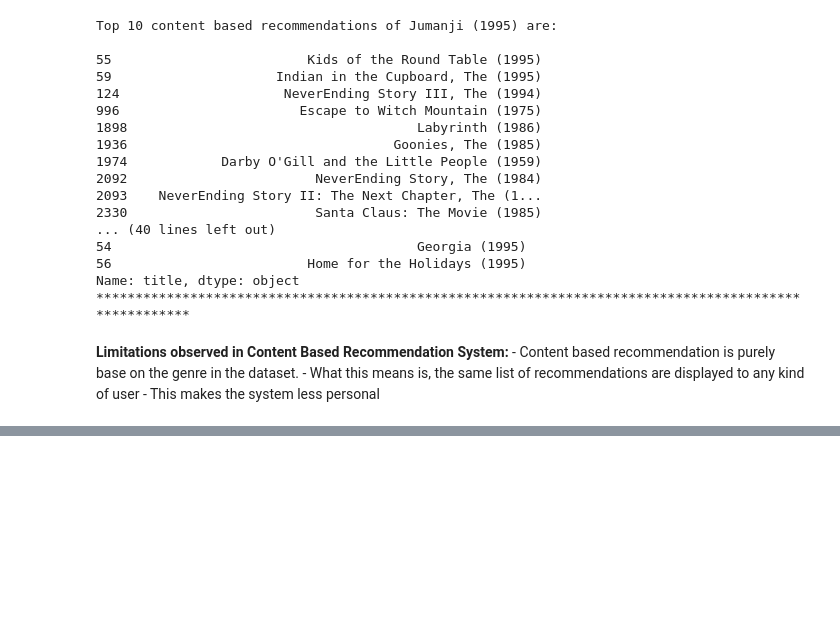
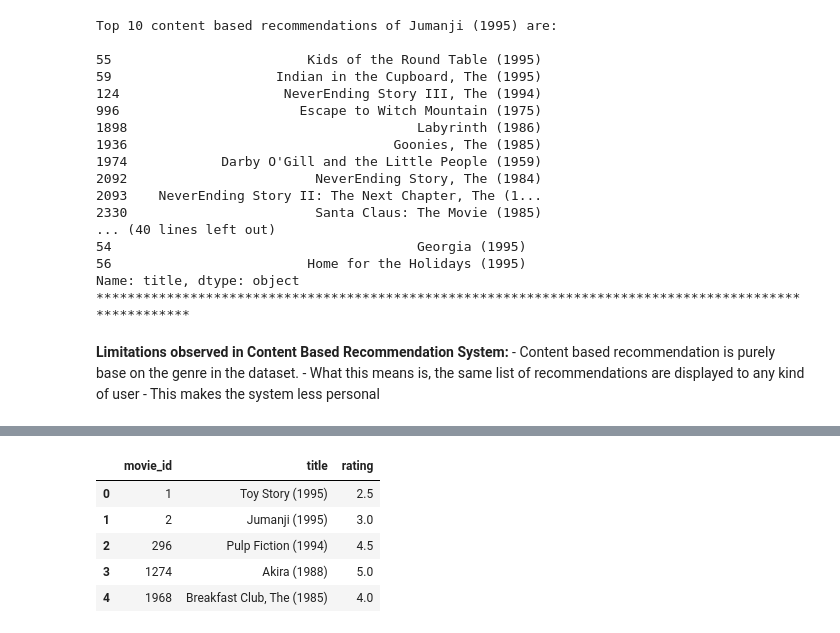
Before and after one commit to Praveen2795/Movie-Recommedation-System, a Jupyter notebook: Movie Recommendation system - DSCI Final Project .ipynb, the cells around one changed output, grey strips where cells are left out. Saved outputs shown, nothing was run; the diff lists cells and outputs as text; code cells hidden in the pictures; blank space fills up the shorter version.

Commit message:
Collaborative filtering is in progress

```diff
--- a/Movie Recommendation system - DSCI Final Project .ipynb
+++ b/Movie Recommendation system - DSCI Final Project .ipynb
@@ -950,0 +1043,15 @@ ratings_data.head()
+# %%
+# Creating a scenario where an imaginary user has watched some movies and wants some personalized recommendations
+# Assuming that the imaginary user has watched 5 movies and has given some ratings as follows
+# Creating a dictionary that contains a movies and its ratings for creating a dataframe
+user = [
+            {'title':'Breakfast Club, The (1985)', 'rating':4},
+            {'title':'Toy Story (1995)', 'rating':2.5},
+            {'title':'Jumanji (1995)', 'rating':3},
+            {'title':"Pulp Fiction (1994)", 'rating':4.5},
+            {'title':'Akira (1988)', 'rating':5}
+         ]
+# Dataframe is created using the pandas.DataFrame()
+input_movie = pd.DataFrame(user)
+# Displays the dataset that acts as an input for testing the collaborative filtering
+input_movie
@@ -950,0 +1065,17 @@ ratings_data.head()
+# %%
+# Pulling the movie ID for each movie that is in our input dataset
+# Checks if each title is present in titles listed in the inputMovie dataset
+dataframe_with_id = movies_data[movies_data['title'].isin(input_movie['title'].tolist())]
+# Dataframe that we obtained to have the movie_id is merged with the inputMovie w.r.t the title
+input_movie = pd.merge(dataframe_with_id, input_movie) # Merged dataframe is saved into the inputMovie variable
+# Dropping the not so important column
+input_movie = input_movie.drop('genres', 1)
+# Displaying the resultant dataframe with cooked up values along with the movie_id info
+input_movie
+# %% [output]
+|  | movie_id | title | rating |
+| 0 | 1 | Toy Story (1995) | 2.5 |
+| 1 | 2 | Jumanji (1995) | 3.0 |
+| 2 | 296 | Pulp Fiction (1994) | 4.5 |
+| 3 | 1274 | Akira (1988) | 5.0 |
+| 4 | 1968 | Breakfast Club, The (1985) | 4.0 |
```
Also changed, not shown: parts of 32 cells of this notebook, 3 other files.
